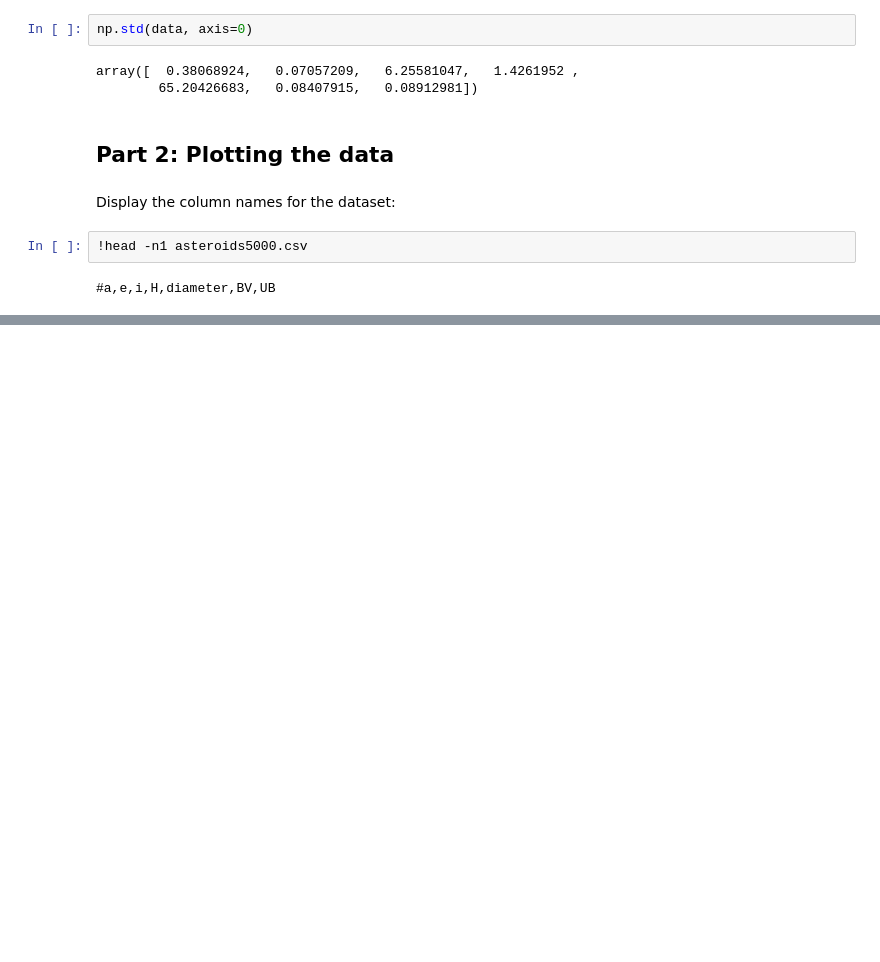
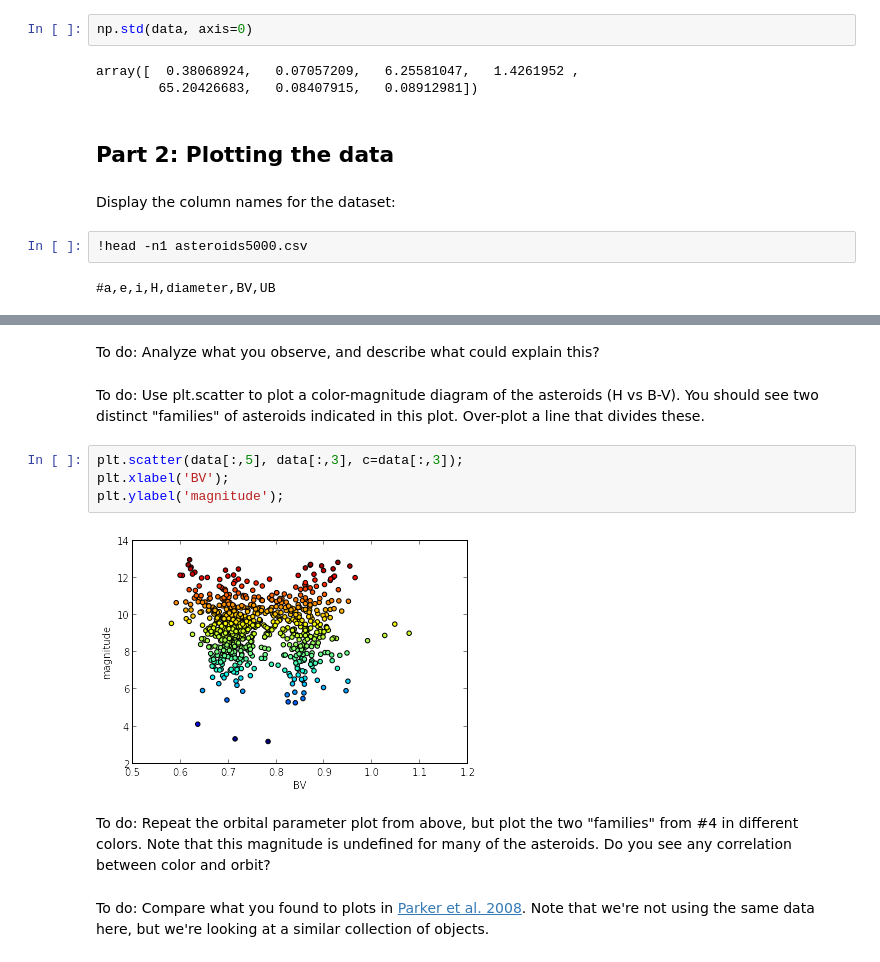
Before and after one commit to yixinmao/2014_fall_ASTR599, a Jupyter notebook: cosmoharrigan/HW1.ipynb, the cells around one changed output, grey strips where cells are left out. Drawn from its saved outputs; the diff is of its cells as text; blank space fills up the shorter version.

```diff
--- a/cosmoharrigan/HW1.ipynb
+++ b/cosmoharrigan/HW1.ipynb
@@ -70,0 +89,14 @@ Display the column names for the dataset:
+# %% [markdown]
+To do: Analyze what you observe, and describe what could explain this?
+# %% [markdown]
+To do: Use plt.scatter to plot a color-magnitude diagram of the asteroids (H vs B-V). You should see two distinct "families" of asteroids indicated in this plot. Over-plot a line that divides these.
+# %%
+plt.scatter(data[:,5], data[:,3], c=data[:,3]);
+plt.xlabel('BV');
+plt.ylabel('magnitude');
+# %% [output]
+[figure, added]
+# %% [markdown]
+To do: Repeat the orbital parameter plot from above, but plot the two "families" from #4 in different colors. Note that this magnitude is undefined for many of the asteroids. Do you see any correlation between color and orbit?
+# %% [markdown]
+To do: Compare what you found to plots in [Parker et al. 2008](http://adsabs.harvard.edu/abs/2008Icar..198..138P).  Note that we're not using the same data here, but we're looking at a similar collection of objects.
```
Also changed, not shown: parts of 4 cells of this notebook.
